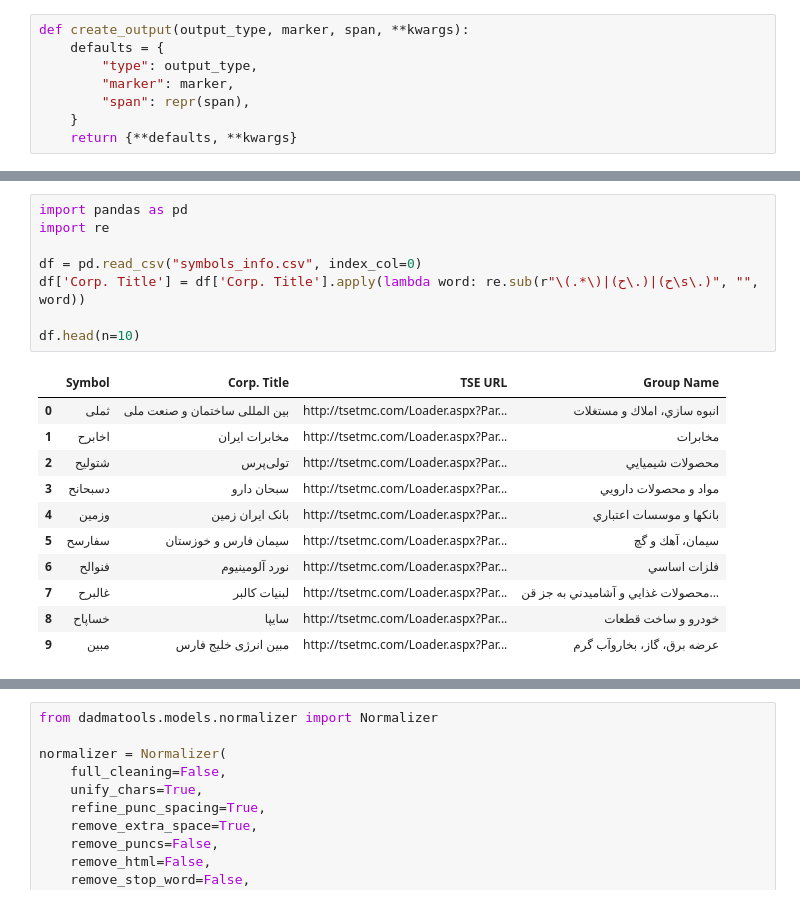
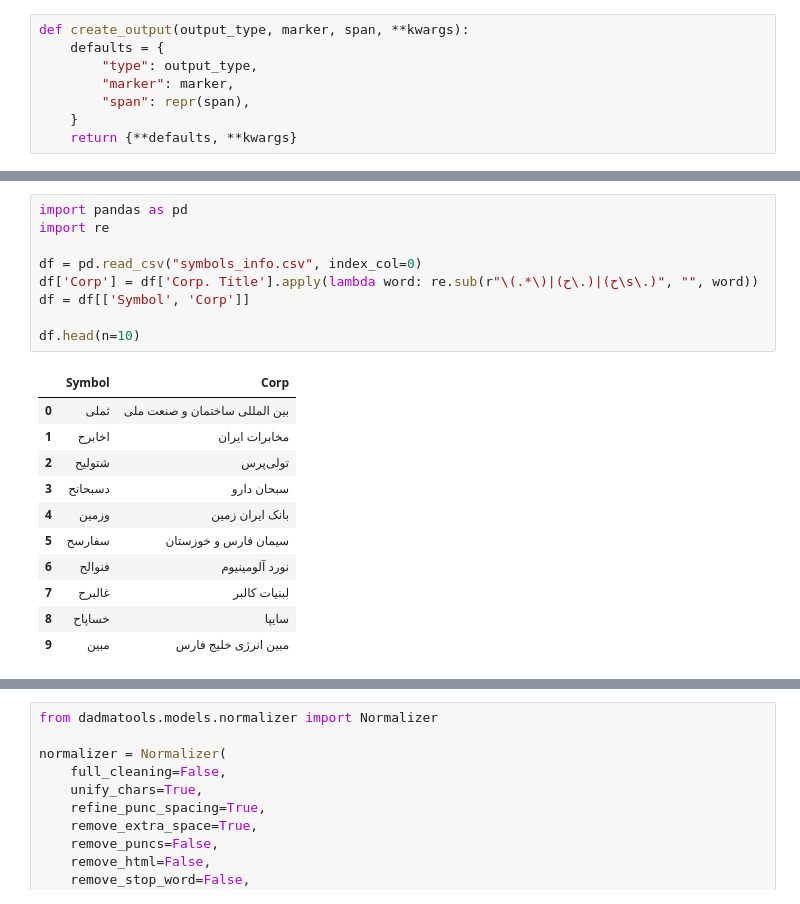
Before and after one commit to aminkashiri/NLP, a Jupyter notebook: HW1/Final.ipynb, the cells around one changed output, grey strips where cells are left out. Saved outputs shown, nothing was run; the diff lists cells and outputs as text.

```diff
--- a/HW1/Final.ipynb
+++ b/HW1/Final.ipynb
@@ -58,23 +62,24 @@ Downloading https://raw.githubusercontent.com/stanfordnlp/stanza-resources/main/
 # %%
 import pandas as pd
 import re
 
 df = pd.read_csv("symbols_info.csv", index_col=0)
-df['Corp. Title'] = df['Corp. Title'].apply(lambda word: re.sub(r"\(.*\)|(ح\.)|(ح\s\.)", "", word))
+df['Corp'] = df['Corp. Title'].apply(lambda word: re.sub(r"\(.*\)|(ح\.)|(ح\s\.)", "", word))
+df = df[['Symbol', 'Corp']]
 
 df.head(n=10)
 # %% [output]
-|  | Symbol | Corp. Title | TSE URL | Group Name |
-| 0 | ثملی | بین المللی ساختمان و صنعت ملی | http://tsetmc.com/Loader.aspx?Par... | انبوه سازي، املاك و مستغلات |
-| 1 | اخابرح | مخابرات ایران | http://tsetmc.com/Loader.aspx?Par... | مخابرات |
-| 2 | شتولیح | تولی‌پرس‌ | http://tsetmc.com/Loader.aspx?Par... | محصولات شيميايي |
-| 3 | دسبحانح | سبحان دارو | http://tsetmc.com/Loader.aspx?Par... | مواد و محصولات دارويي |
-| 4 | وزمین | بانک ایران زمین | http://tsetmc.com/Loader.aspx?Par... | بانكها و موسسات اعتباري |
-| 5 | سفارسح | سیمان فارس و خوزستان | http://tsetmc.com/Loader.aspx?Par... | سيمان، آهك و گچ |
-| 6 | فنوالح | نورد آلومینیوم‌ | http://tsetmc.com/Loader.aspx?Par... | فلزات اساسي |
-| 7 | غالبرح | لبنیات ‌کالبر | http://tsetmc.com/Loader.aspx?Par... | محصولات غذايي و آشاميدني به جز قن... |
-| 8 | خساپاح | سایپا | http://tsetmc.com/Loader.aspx?Par... | خودرو و ساخت قطعات |
-| 9 | مبین | مبین انرژی خلیج فارس | http://tsetmc.com/Loader.aspx?Par... | عرضه برق، گاز، بخاروآب گرم |
+|  | Symbol | Corp |
+| 0 | ثملی | بین المللی ساختمان و صنعت ملی |
+| 1 | اخابرح | مخابرات ایران |
+| 2 | شتولیح | تولی‌پرس‌ |
+| 3 | دسبحانح | سبحان دارو |
+| 4 | وزمین | بانک ایران زمین |
+| 5 | سفارسح | سیمان فارس و خوزستان |
+| 6 | فنوالح | نورد آلومینیوم‌ |
+| 7 | غالبرح | لبنیات ‌کالبر |
+| 8 | خساپاح | سایپا |
+| 9 | مبین | مبین انرژی خلیج فارس |
 # %%
 texts = [
     # "او یک سیگنال مثبت داد",
```
Also changed, not shown: parts of 6 cells of this notebook.
